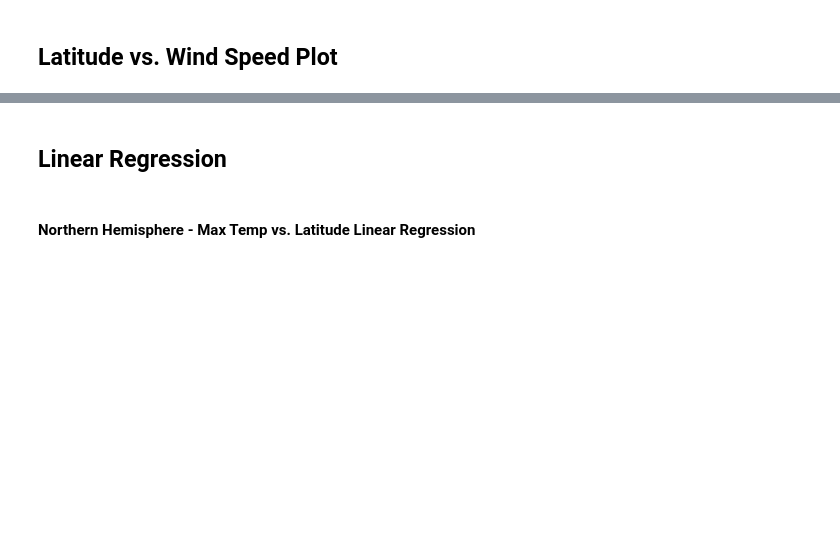
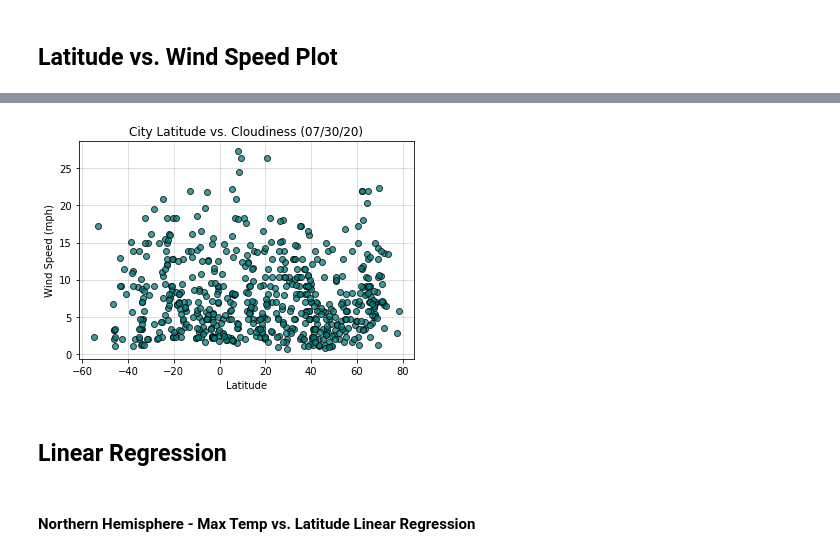
Before and after one commit to MrATX/API_PythonChallenge, a Jupyter notebook: starter_code/WeatherPy.ipynb, the cells around one changed output, grey strips where cells are left out. Drawn from its saved outputs; the diff is of its cells as text; code cells hidden in the pictures; blank space fills up the shorter version.

```diff
--- a/starter_code/WeatherPy.ipynb
+++ b/starter_code/WeatherPy.ipynb
@@ -184,2 +192,11 @@ Int64Index([], dtype='int64')
+# %%
+plt.scatter(weather_df["Latitude"],weather_df["Windspeed(MPH)"],color="teal",edgecolor="black",marker="o",alpha=0.75)
+plt.title("City Latitude vs. Cloudiness (07/30/20)")
+plt.ylabel("Wind Speed (mph)")
+plt.xlabel("Latitude")
+plt.grid(color='black', linestyle='-', linewidth=0.5,alpha=0.25)
+plt.show()
+# %% [output]
+[figure, added]
 # %% [markdown]
 ## Linear Regression
```
Also changed, not shown: parts of 35 cells of this notebook, 1 other file.
